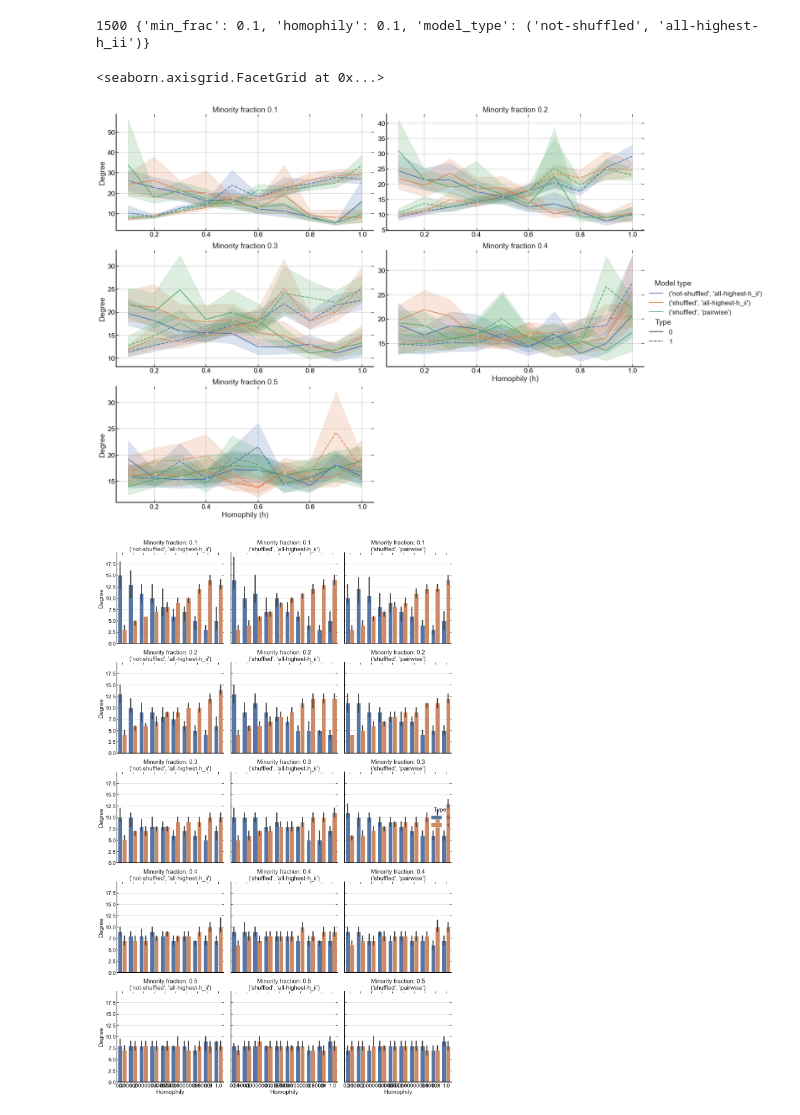
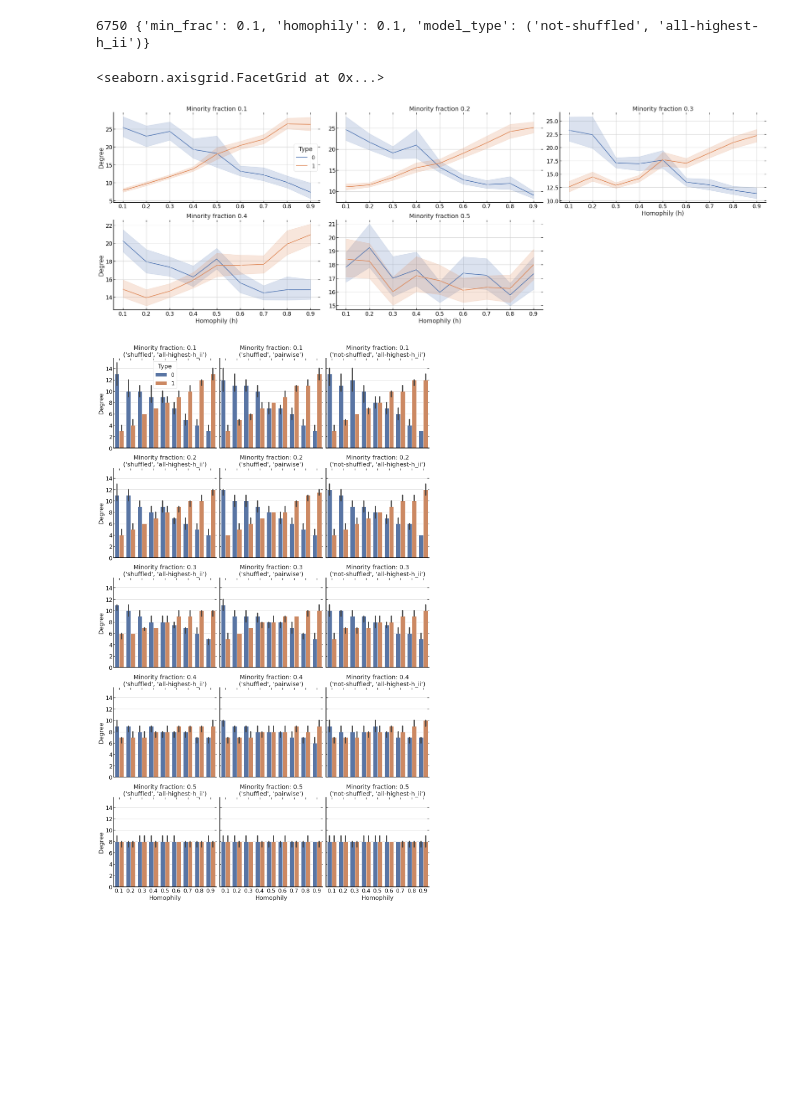
Before and after one commit to ericdignum/face_to_face_minority_dynamics, a Jupyter notebook: analysis.ipynb, the cells around one changed output. Drawn from its saved outputs; the diff is of its cells as text; code cells hidden in the pictures; blank space fills up the shorter version.

```diff
--- a/analysis.ipynb
+++ b/analysis.ipynb
@@ -71,8 +71,8 @@ plt.show()
 # %%
 # Create combinations
-reps = 10
+reps = 50
 fracs = [0.1, 0.2, 0.3, 0.4, 0.5]
-homophilies = [0, 0.1, 0.2, 0.3, 0.4, 0.5, 0.6, 0.7, 0.8, 0.9, 1]
+homophilies = [0.1, 0.2, 0.3, 0.4, 0.5, 0.6, 0.7, 0.8, 0.9]
 model_types = [('not-shuffled', 'all-highest-h_ii'),
                ('shuffled', 'all-highest-h_ii'),
                ('shuffled', 'pairwise')]
@@ -89,9 +89,9 @@ for rep in range(reps):
         par_values += [params]
 print(len(par_values), par_values[0])
 # %% [output]
-1500 {'min_frac': 0.1, 'homophily': 0.1, 'model_type': ('not-shuffled', 'all-highest-h_ii')}
+6750 {'min_frac': 0.1, 'homophily': 0.1, 'model_type': ('not-shuffled', 'all-highest-h_ii')}
 # %%
-n_cpus = os.cpu_count()-1
+n_cpus = os.cpu_count()
 p = mp.Pool(n_cpus)
 res = p.imap_unordered(run_model, par_values, chunksize=20)#len(par_values)//n_cpus)
 results = []
@@ -102,23 +102,24 @@ cols = ['Minority fraction', 'Homophily', 'Model type', 'Type', 'Degree']
 data = pd.DataFrame(results, columns=cols)
 # %%
 g = sns.relplot(
-    data=data, x="Homophily", y="Degree",
-    col='Minority fraction', style='Type', hue='Model type',
-    marker=True, facet_kws={'sharey':False, 'sharex':False},
-    kind="line", col_wrap=2, height=5, aspect=2
+    data=data[data['Model type']==('not-shuffled', 'all-highest-h_ii')], x="Homophily", y="Degree",
+    col='Minority fraction', hue='Type',
+    marker=True, facet_kws={'sharey':False, 'sharex':False, 'legend_out':False},
+    kind="line", col_wrap=3, height=5, aspect=2,
 )
 g.set_axis_labels("Homophily (h)", "Degree")
 g.set_titles("{col_var} {col_name}")
 # %% [output]
 <seaborn.axisgrid.FacetGrid at 0x...>
-[figure, old version]
+[figure, new version]
 # %%
 g = sns.catplot(
     data=data, x="Homophily", y="Degree", hue="Type",
     row='Minority fraction', col='Model type',
-    kind="bar", estimator='median'
+    kind="bar", estimator=np.median, ci=99,
+    legend_out=False
 )
 g.set_titles("Minority fraction: {row_name}\n{col_name}")
 plt.tight_layout()
 # %% [output]
-[figure, old version]
+[figure, new version]
```
Also changed, not shown: parts of 2 cells of this notebook.
